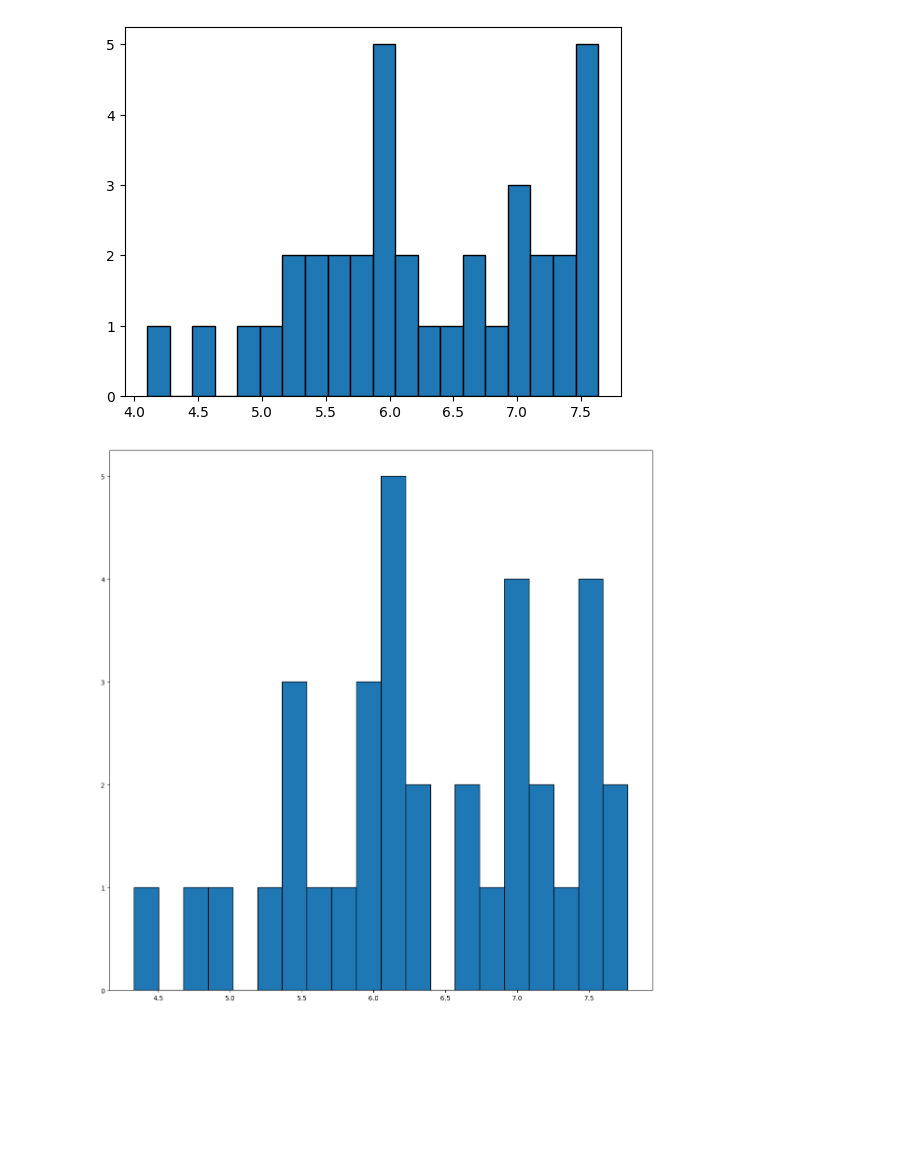
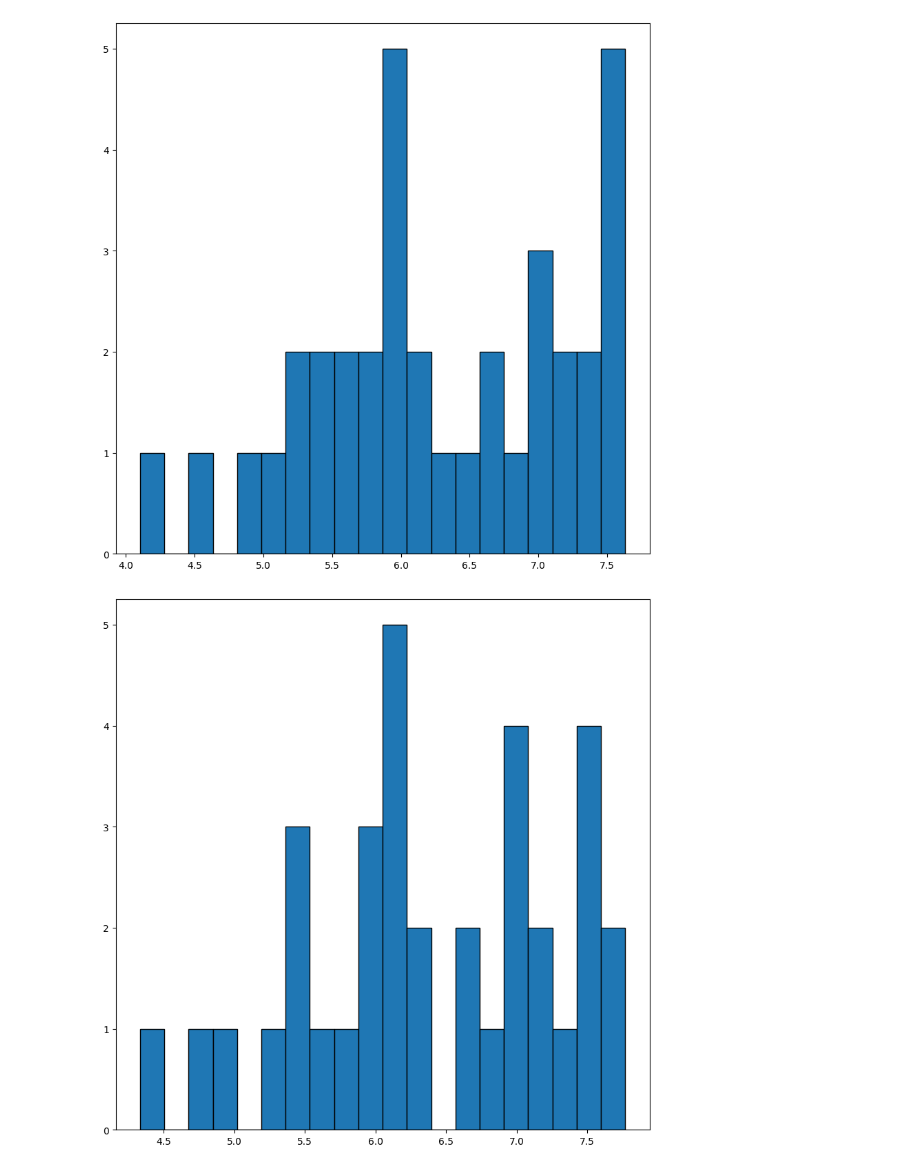
Before and after one commit to holeksii/PyAxols, a Jupyter notebook: example.ipynb, the cells around one changed output. Saved outputs shown, nothing was run; the diff lists cells and outputs as text; code cells hidden in the pictures; blank space fills up the shorter version.

```diff
--- a/example.ipynb
+++ b/example.ipynb
@@ -49,11 +49,12 @@ eu19 = t19.inner_join(
     self_on="Country or region",
 )
 # %%
+plt.rcParams["figure.figsize"] = (10, 10)
 eu18["Score"].hist(bins=20, edgecolor='k')
 # %% [output]
-[figure, old version]
+[figure, new version]
 # %%
 eu19["Score"].hist(bins=20, edgecolor='k')
 # %% [output]
-[figure, old version]
+[figure, new version]
 # %%
```
Also changed, not shown: parts of 1 cell of this notebook.
